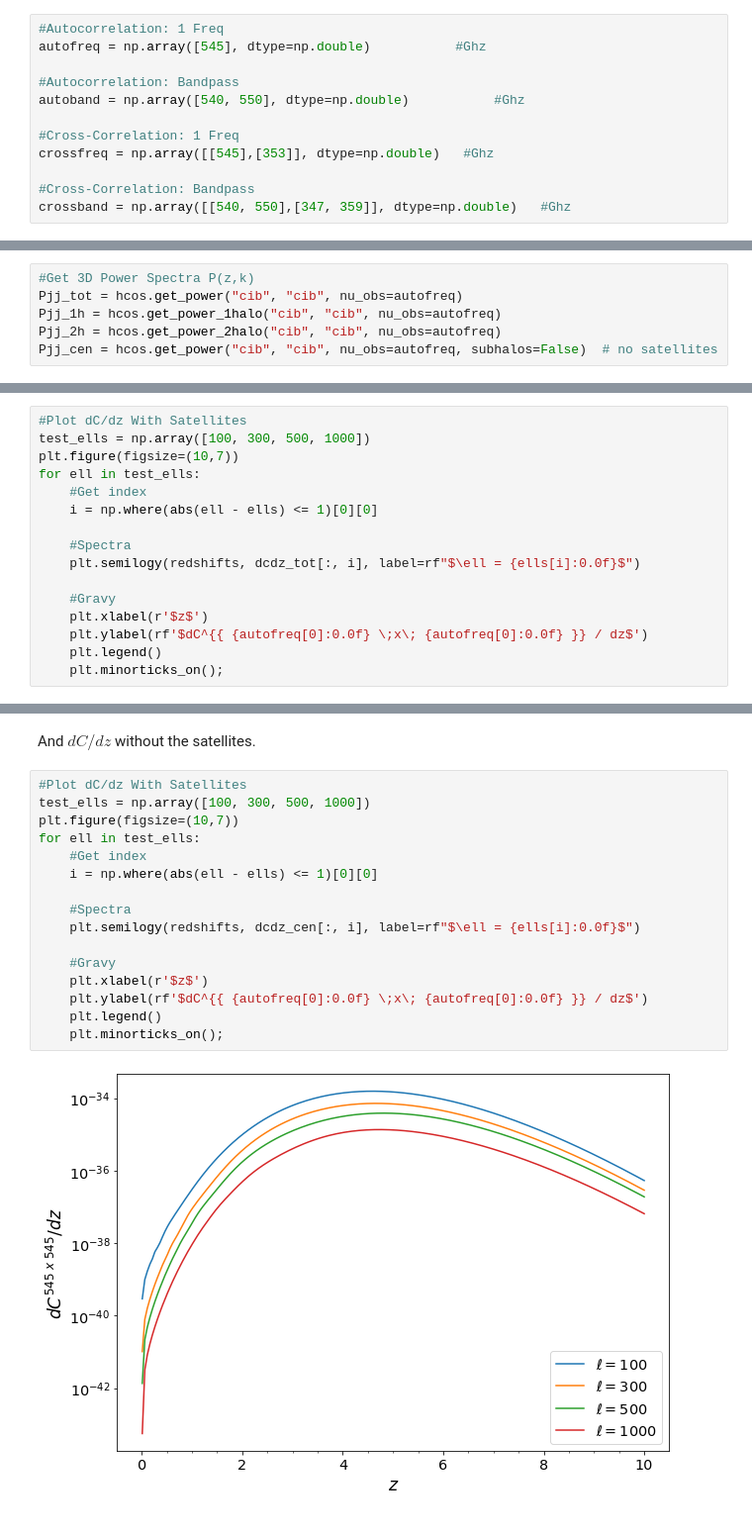
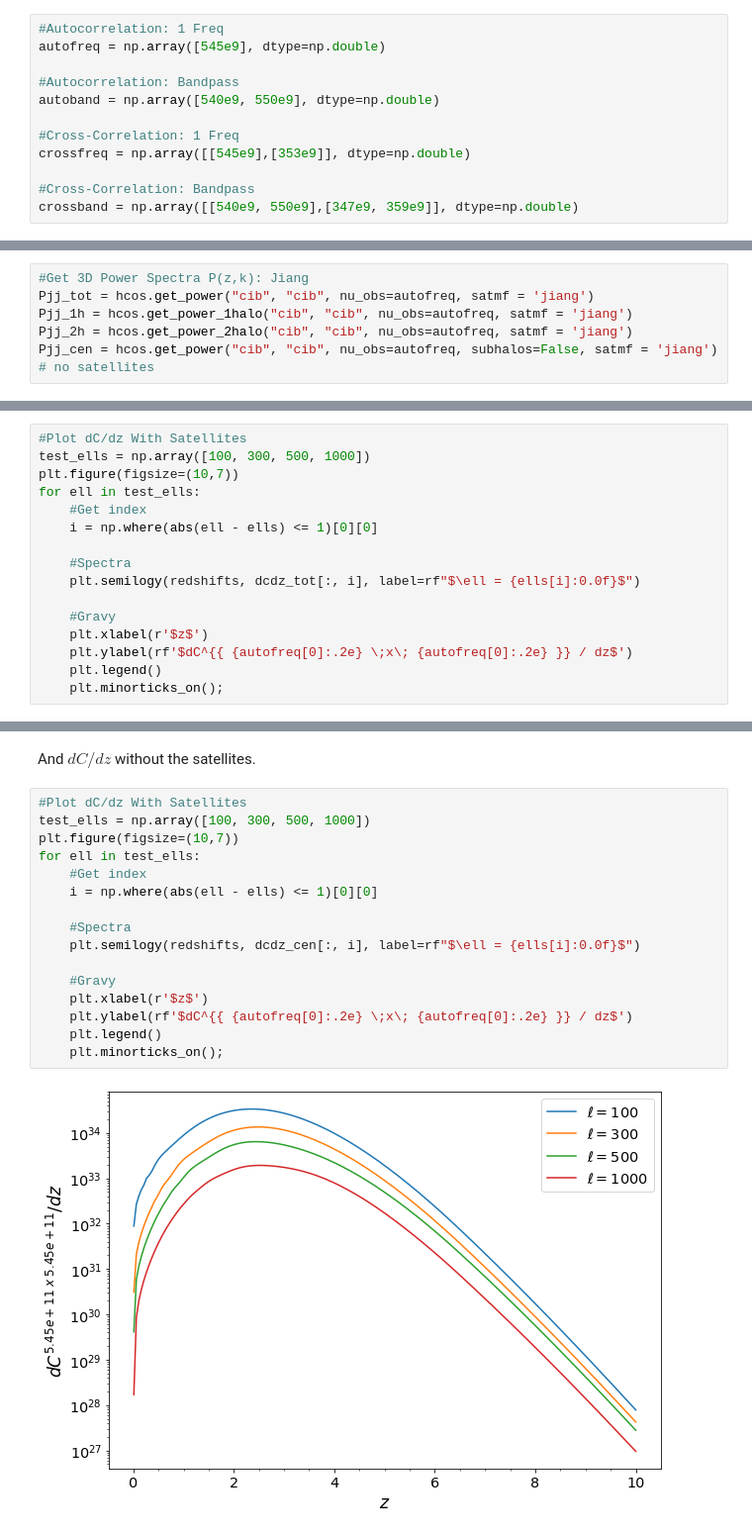
Before and after one commit to simonsobs/hmvec, a Jupyter notebook: cib_example.ipynb, the cells around one changed output, grey strips where cells are left out. Shown at 99% size. Saved outputs shown, nothing was run; the diff lists cells and outputs as text.

```diff
--- a/cib_example.ipynb
+++ b/cib_example.ipynb
@@ -40,16 +40,16 @@ We need to create a 2x2 array of frequencies. The first axis contains the freque
 If you can provide a 1D array containing a single frequency/bandpass, it will assume you want an autocorrelation.
 # %%
 #Autocorrelation: 1 Freq
-autofreq = np.array([545], dtype=np.double)           #Ghz
+autofreq = np.array([545e9], dtype=np.double)
 
 #Autocorrelation: Bandpass
-autoband = np.array([540, 550], dtype=np.double)           #Ghz
+autoband = np.array([540e9, 550e9], dtype=np.double)
 
 #Cross-Correlation: 1 Freq
-crossfreq = np.array([[545],[353]], dtype=np.double)   #Ghz
+crossfreq = np.array([[545e9],[353e9]], dtype=np.double)
 
 #Cross-Correlation: Bandpass
-crossband = np.array([[540, 550],[347, 359]], dtype=np.double)   #Ghz
+crossband = np.array([[540e9, 550e9],[347e9, 359e9]], dtype=np.double)
 # %% [markdown]
 Let's just stick with a single frequency autocorrelation for now.
 # %% [markdown]
@@ -57,6 +65,6 @@ Let's just stick with a single frequency autocorrelation for now.
 # %%
-#Get 3D Power Spectra P(z,k)
-Pjj_tot = hcos.get_power("cib", "cib", nu_obs=autofreq)
-Pjj_1h = hcos.get_power_1halo("cib", "cib", nu_obs=autofreq)
-Pjj_2h = hcos.get_power_2halo("cib", "cib", nu_obs=autofreq)
-Pjj_cen = hcos.get_power("cib", "cib", nu_obs=autofreq, subhalos=False)  # no satellites
+#Get 3D Power Spectra P(z,k): Jiang
+Pjj_tot = hcos.get_power("cib", "cib", nu_obs=autofreq, satmf = 'jiang')
+Pjj_1h = hcos.get_power_1halo("cib", "cib", nu_obs=autofreq, satmf = 'jiang')
+Pjj_2h = hcos.get_power_2halo("cib", "cib", nu_obs=autofreq, satmf = 'jiang')
+Pjj_cen = hcos.get_power("cib", "cib", nu_obs=autofreq, subhalos=False, satmf = 'jiang')  # no satellites
@@ -112,7 +128,7 @@ for ell in test_ells:
 
     #Gravy
     plt.xlabel(r'$z$')
-    plt.ylabel(rf'$dC^{{ {autofreq[0]:0.0f} \;x\; {autofreq[0]:0.0f} }} / dz$')
+    plt.ylabel(rf'$dC^{{ {autofreq[0]:.2e} \;x\; {autofreq[0]:.2e} }} / dz$')
     plt.legend()
     plt.minorticks_on();
 # %% [output]
@@ -179,18 +201,18 @@ And $dC/dz$ without the satellites.
 # %%
 #Plot dC/dz With Satellites
 test_ells = np.array([100, 300, 500, 1000])
 plt.figure(figsize=(10,7))
 for ell in test_ells:
     #Get index
     i = np.where(abs(ell - ells) <= 1)[0][0]
 
     #Spectra
     plt.semilogy(redshifts, dcdz_cen[:, i], label=rf"$\ell = {ells[i]:0.0f}$")
 
     #Gravy
     plt.xlabel(r'$z$')
-    plt.ylabel(rf'$dC^{{ {autofreq[0]:0.0f} \;x\; {autofreq[0]:0.0f} }} / dz$')
+    plt.ylabel(rf'$dC^{{ {autofreq[0]:.2e} \;x\; {autofreq[0]:.2e} }} / dz$')
     plt.legend()
     plt.minorticks_on();
 # %% [output]
-[figure, old version]
+[figure, new version]
```
Also changed, not shown: parts of 10 cells of this notebook.
